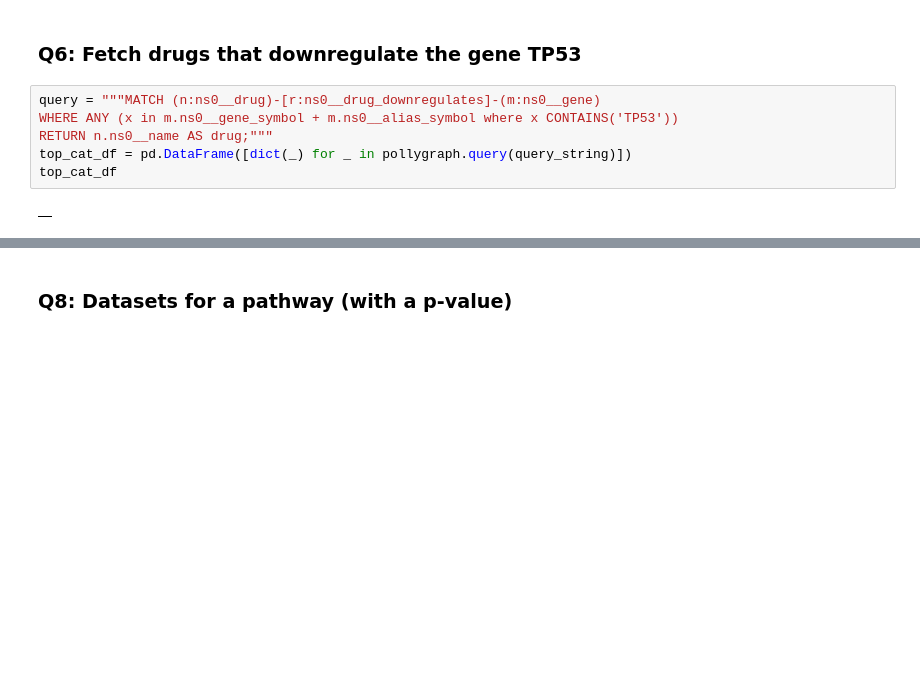
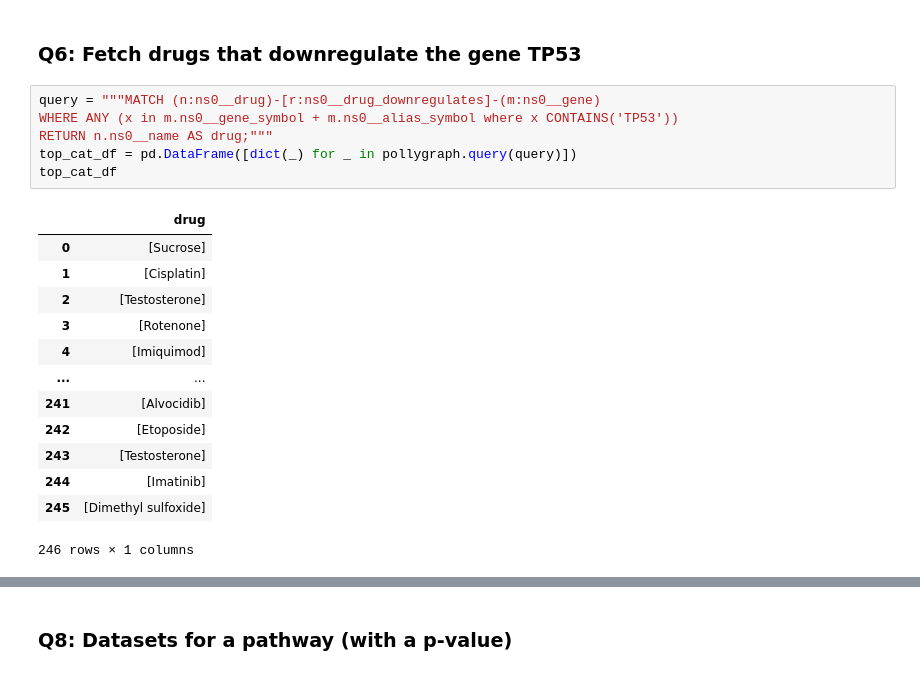
Before and after one commit to ElucidataInc/polly-python, a Jupyter notebook: Discover/pollygraph/Search_KG.ipynb, the cells around one changed output, grey strips where cells are left out. Cells and saved outputs as stored; diff of their text form; blank space fills up the shorter version.

```diff
--- a/Discover/pollygraph/Search_KG.ipynb
+++ b/Discover/pollygraph/Search_KG.ipynb
@@ -403,9 +434,21 @@ top_cat_df
 # %%
 query = """MATCH (n:ns0__drug)-[r:ns0__drug_downregulates]-(m:ns0__gene)
 WHERE ANY (x in m.ns0__gene_symbol + m.ns0__alias_symbol where x CONTAINS('TP53'))
 RETURN n.ns0__name AS drug;"""
-top_cat_df = pd.DataFrame([dict(_) for _ in pollygraph.query(query_string)])
+top_cat_df = pd.DataFrame([dict(_) for _ in pollygraph.query(query)])
 top_cat_df
 # %% [output]
-|  |
+|  | drug |
+| 0 | [Sucrose] |
+| 1 | [Cisplatin] |
+| 2 | [Testosterone] |
+| 3 | [Rotenone] |
+| 4 | [Imiquimod] |
+| ... | ... |
+| 241 | [Alvocidib] |
+| 242 | [Etoposide] |
+| 243 | [Testosterone] |
+| 244 | [Imatinib] |
+| 245 | [Dimethyl sulfoxide] |
+246 rows × 1 columns
 # %% [markdown]
```
Also changed, not shown: parts of 15 cells of this notebook.
